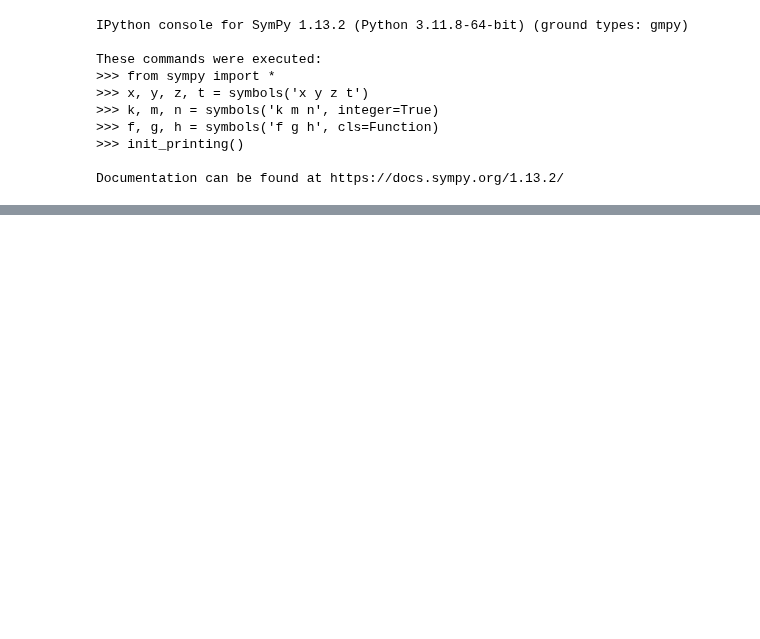
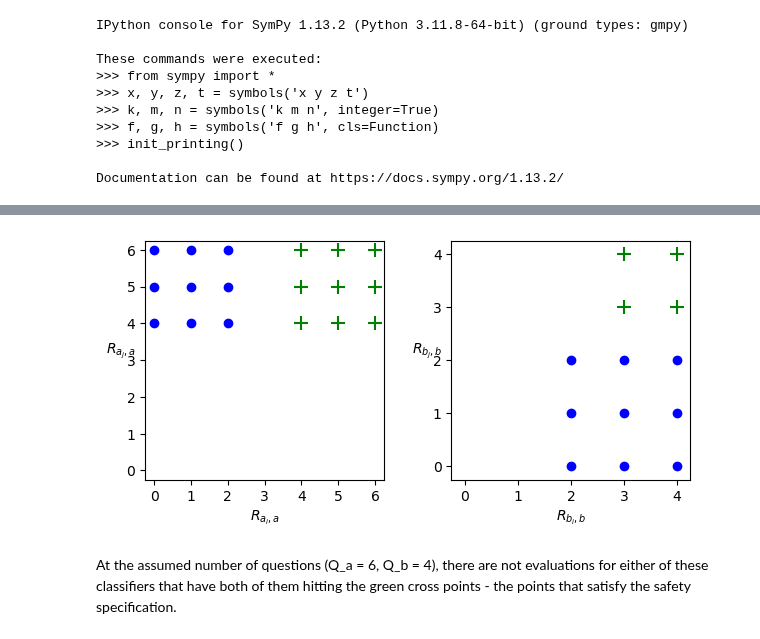
Before and after one commit to andrescorrada/IntroductionToAlgebraicEvaluation, a Jupyter notebook: python/docs/source/notebooks/LogicalAlarmsMisalignedClassifiers.ipynb, the cells around one changed output, grey strips where cells are left out. Saved outputs shown, nothing was run; the diff lists cells and outputs as text; code cells hidden in the pictures; blank space fills up the shorter version.

```diff
--- a/python/docs/source/notebooks/LogicalAlarmsMisalignedClassifiers.ipynb
+++ b/python/docs/source/notebooks/LogicalAlarmsMisalignedClassifiers.ipynb
@@ -22,0 +25,10 @@ Documentation can be found at https://docs.sympy.org/1.13.2/
+# %%
+# The basic unit of the alarms are comparisons between pairs of classifiers in an ensemble
+# For each classifier we create its individual axioms
+labels = ['a', 'b']
+c1axioms = ntqr.r2.raxioms.SingleClassifierAxioms(labels, 'i')
+c2axioms = ntqr.r2.raxioms.SingleClassifierAxioms(labels, 'j')
+# Let's make an alarm for a small test, Q=10 questions.
+alarm = ntqr.alarms.SingleClassifierAxiomAlarm(10,(c1axioms, c2axioms), ntqr.r2.evaluations.SingleClassifierEvaluations)
+# We want the classifiers to be better than 1/2 for both labels
+alarm.set_safety_specification([2,2])
@@ -22,0 +52,7 @@ Documentation can be found at https://docs.sympy.org/1.13.2/
+# %%
+# We can check visually for the misalignment
+ntqr.plots.plot_pair_logical_alarm_at_qs(labels, ['i','j'], (6,4), [(2,8),(8,2)], plt=plt)
+# %% [output]
+[figure, added]
+# %% [markdown]
+At the assumed number of questions (Q_a = 6, Q_b = 4), there are not evaluations for either of these classifiers that have both of them hitting the green cross points - the points that satisfy the safety specification.
```
Also changed, not shown: parts of 17 cells of this notebook, 1 other file.
